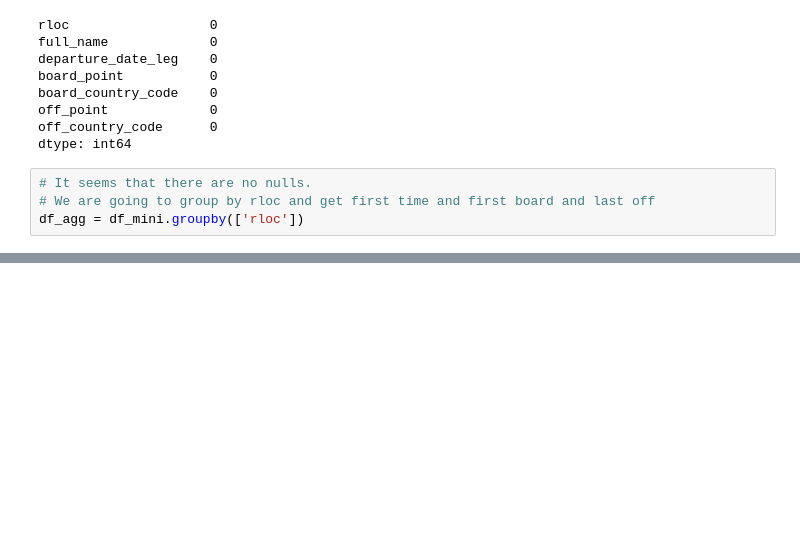
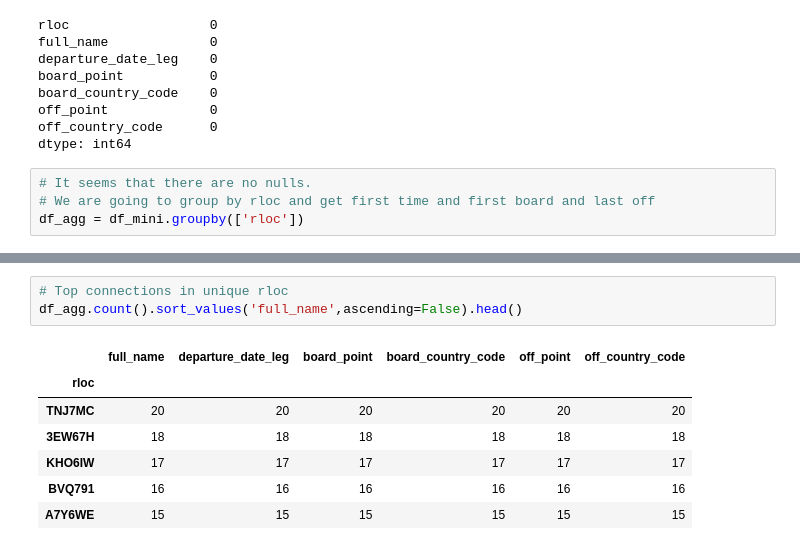
Before and after one commit to evolsidog/MyDestiny, a Jupyter notebook: First exploratory analisis.ipynb, the cells around one changed output, grey strips where cells are left out. Saved outputs shown, nothing was run; the diff lists cells and outputs as text; blank space fills up the shorter version.

```diff
--- a/First exploratory analisis.ipynb
+++ b/First exploratory analisis.ipynb
@@ -81 +122,12 @@ df_merge = df_merge.set_index(['rloc'])
+# %%
+# Top connections in unique rloc
+df_agg.count().sort_values('full_name',ascending=False).head()
+# %% [output]
+|  | full_name | departure_date_leg | board_point | board_country_code | off_point | off_country_code |
+| rloc |  |  |  |  |  |  |
+| TNJ7MC | 20 | 20 | 20 | 20 | 20 | 20 |
+| 3EW67H | 18 | 18 | 18 | 18 | 18 | 18 |
+| KHO6IW | 17 | 17 | 17 | 17 | 17 | 17 |
+| BVQ791 | 16 | 16 | 16 | 16 | 16 | 16 |
+| A7Y6WE | 15 | 15 | 15 | 15 | 15 | 15 |
 # %%
```
Also changed, not shown: parts of 20 cells of this notebook.
